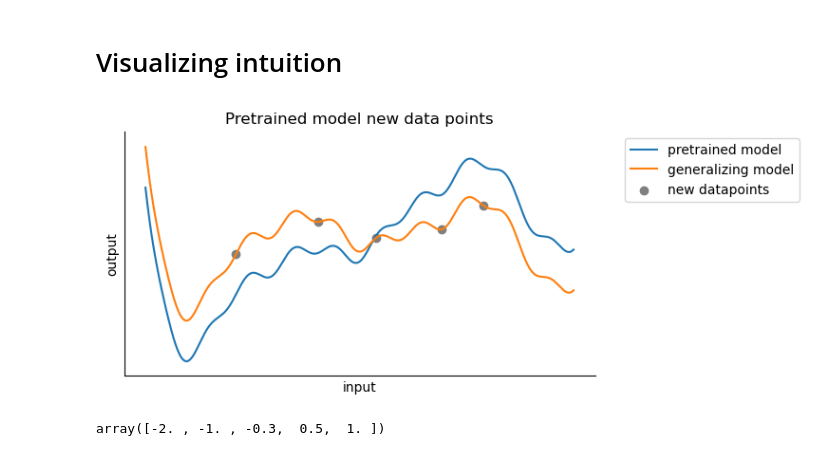
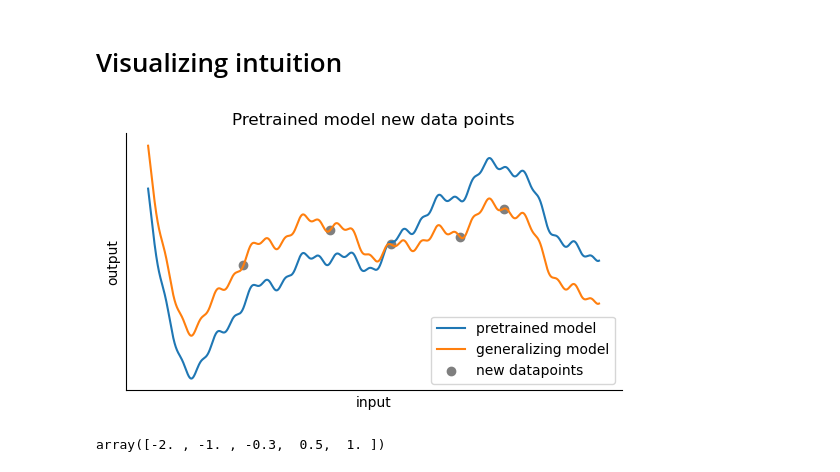
Before and after one commit to Ricu/fantastic-umbrella, a Jupyter notebook: test.ipynb, the cells around one changed output. Drawn from its saved outputs; the diff is of its cells as text; code cells hidden in the pictures.

```diff
--- a/test.ipynb
+++ b/test.ipynb
@@ -1953,7 +1953,7 @@ def polynomial(coefficients, x):
     return y
 coefficients = np.array([12,28,11,-14,-8,2,1])
 poly = lambda x: polynomial(coefficients/10,x)
-noise = lambda x: 1/2 * np.sin(x*9)*np.sin(x*3)
+noise = lambda x: 1/2 * np.sin(x*9)*np.sin(x*3) + 1/8* np.sin(32*x)
 f_PT = lambda x: poly(x) + noise(x)
 
 y_PT = f_PT(x)
@@ -1979,35 +1979,35 @@ y_diff = y_samples-f_PT(x_samples)
 # for x,y,dx,dy in zip(
 #     x_samples,
 #     f_PT(x_samples),
 #     np.zeros_like(x_samples),
 #     diff
 #     ):
 
 #     ax.arrow(x,y,dx,dy*0.9,head_width=0.1,length_includes_head=True,fc='k', ec='k')
 
 
 
 # ax.plot(x,y_overfit,label="overfitting model")
 
-ax.legend(bbox_to_anchor=(1.05, 1.0), loc='upper left')
+ax.legend()
 
 ax.set_xlabel('input')
 ax.set_ylabel('output')
 ax.set_yticklabels([])
 ax.set_xticklabels([])
 ax.set_xticks([])
 ax.set_yticks([])
 ax.set_ylim([-4.5,4.5])
 
 
 # Hide the right and top spines
 ax.spines.right.set_visible(False)
 ax.spines.top.set_visible(False)
 
 ax.set_title("Pretrained model new data points")
 fig.savefig("img/fumbrella_mechanism_generalizing_model.pdf")
 # %% [output]
-[figure, old version]
+[figure, new version]
 # %%
 x_samples
 # %% [output]
```
Also changed, not shown: parts of 4 cells of this notebook, 7 other files.
